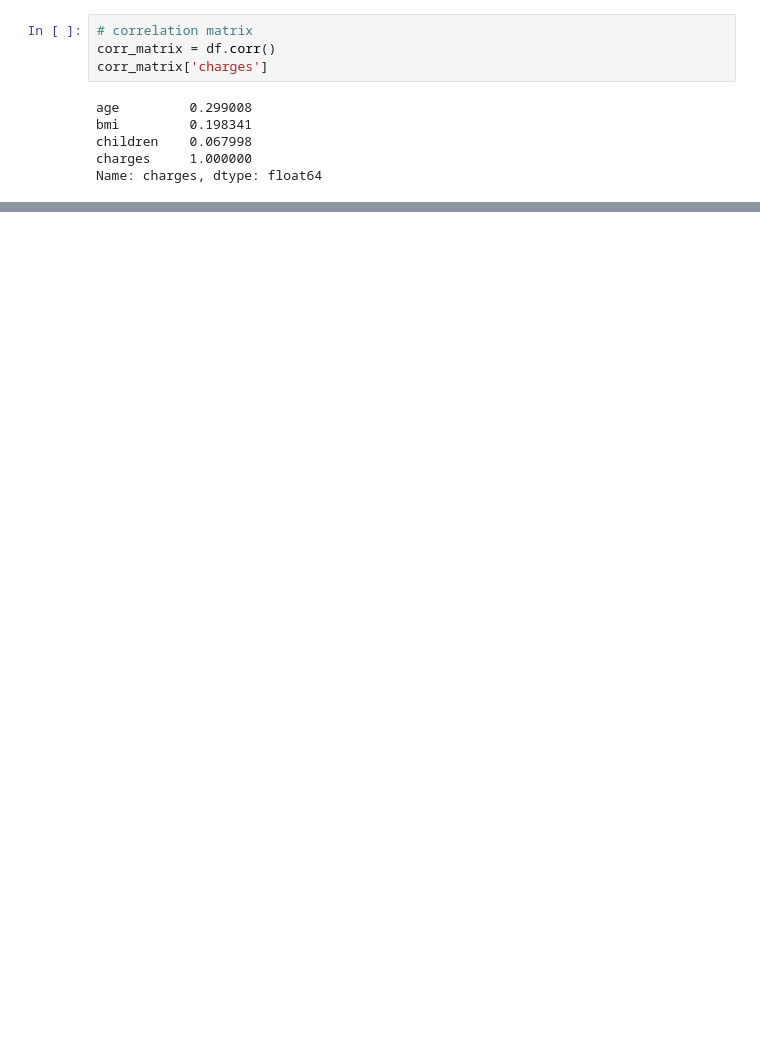
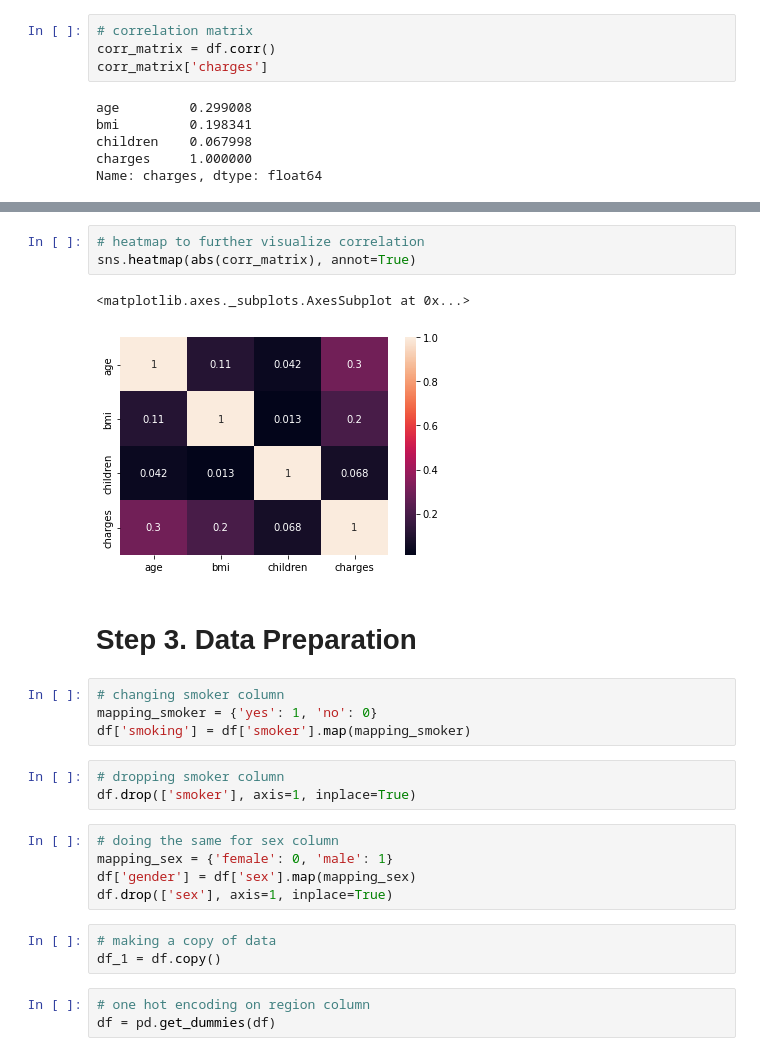
Before and after one commit to ghanalk1/Medical-Insurance-Cost, a Jupyter notebook: Medical_Insurance_Cost_Prediction.ipynb, the cells around one changed output, grey strips where cells are left out. Cells and saved outputs as stored; diff of their text form; blank space fills up the shorter version.

```diff
--- a/Medical_Insurance_Cost_Prediction.ipynb
+++ b/Medical_Insurance_Cost_Prediction.ipynb
@@ -143,0 +135,26 @@ array([[<matplotlib.axes._subplots.AxesSubplot object at 0x...>,
+# %%
+# heatmap to further visualize correlation
+sns.heatmap(abs(corr_matrix), annot=True)
+# %% [output]
+<matplotlib.axes._subplots.AxesSubplot at 0x...>
+[figure, added]
+# %% [markdown]
+# **Step 3. Data Preparation**
+# %%
+# changing smoker column
+mapping_smoker = {'yes': 1, 'no': 0}
+df['smoking'] = df['smoker'].map(mapping_smoker)
+# %%
+# dropping smoker column
+df.drop(['smoker'], axis=1, inplace=True)
+# %%
+# doing the same for sex column
+mapping_sex = {'female': 0, 'male': 1}
+df['gender'] = df['sex'].map(mapping_sex)
+df.drop(['sex'], axis=1, inplace=True)
+# %%
+# making a copy of data
+df_1 = df.copy()
+# %%
+# one hot encoding on region column
+df = pd.get_dummies(df)
```
Also changed, not shown: parts of 12 cells of this notebook.
